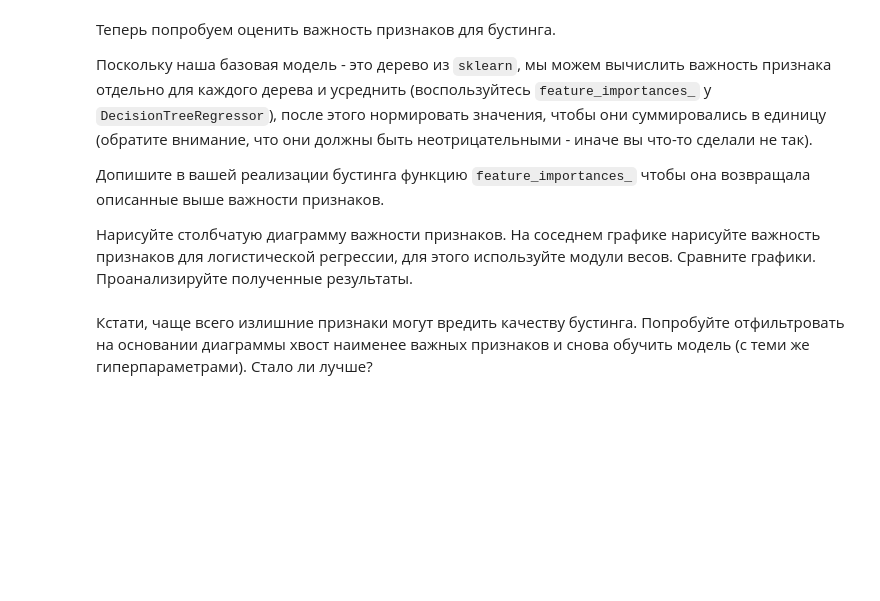
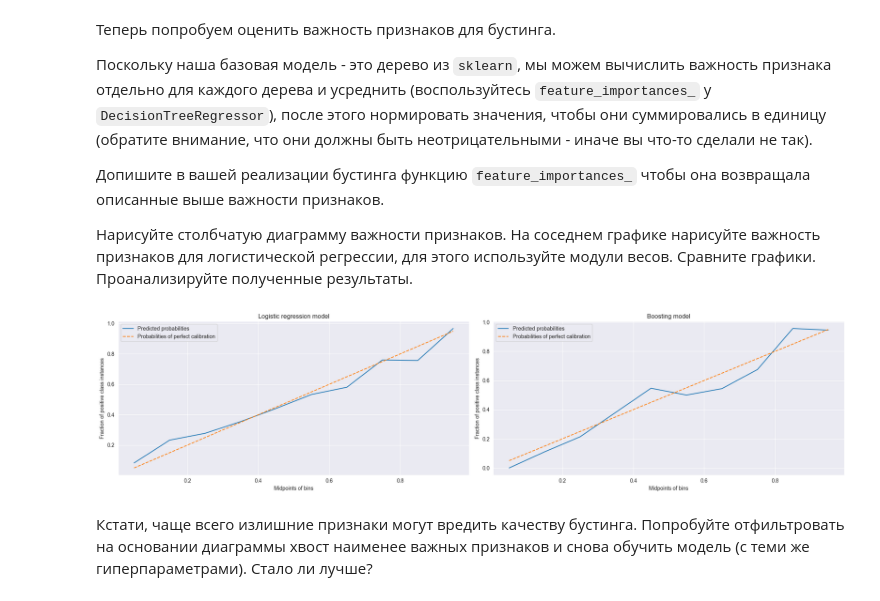
Before and after one commit to saaprikins/nes_ml_course_homeworks, a Jupyter notebook: homework_practice_6.ipynb, the cells around one changed output. Drawn from its saved outputs; the diff is of its cells as text; code cells hidden in the pictures; blank space fills up the shorter version.

```diff
--- a/homework_practice_6.ipynb
+++ b/homework_practice_6.ipynb
@@ -230,6 +231,16 @@ class Boosting:
 
     def score(self, x, y):
         return roc_auc_score(y == 1, self.predict_proba(x)[:, 1])
+
+    @property
+    def feature_importances_(self):
+        importance = np.zeros(self.models[0].n_features_in_)
+        for model in self.models:
+            importance += model.feature_importances_
+        importance /= len(self.models)
+
+        normalized = importance / np.sum(importance)
+        return normalized
 # %%
 %%time
 boosting = Boosting(
@@ -486,0 +496,37 @@ pprint(f"score on test set: {score(boosting, x_test, y_test):.5f}")
+# %%
+x_train, x_test, y_train, y_test = train_test_split(x, y, test_size=0.2, random_state=1337)
+x_test, x_valid, y_test, y_valid = train_test_split(x_test, y_test, test_size=0.5, random_state=1337)
+# %%
+def plot_calibration_curve(y_test, preds, ax):
+    bin_middle_points = []
+    bin_real_ratios = []
+    n_bins = 10
+    for i in range(n_bins):
+        l = 1.0 / n_bins * i
+        r = 1.0 / n_bins * (i + 1)
+        bin_middle_points.append((r + l) / 2)
+        bin_real_ratios.append(np.mean(y_test[(preds >= l) & (preds < r)] == 1))
+    sns.lineplot(x=bin_middle_points, y=bin_real_ratios, label="Predicted probabilities", ax=ax)
+    sns.lineplot(x=bin_middle_points, y=bin_middle_points, label="Probabilities of perfect calibration", linestyle="--", ax=ax)
+    ax.set(xlabel="Midpoints of bins", ylabel="Fraction of positive class instances")
+# %%
+# YOUR CODE:
+from sklearn.pipeline import Pipeline
+from sklearn.linear_model import LogisticRegression
+
+fig, axs = plt.subplots(figsize=(20, 5), nrows=1, ncols=2)
+
+model_logit = Pipeline([("lr", LogisticRegression())])
+model_logit.fit(x_train, y_train)
+plot_calibration_curve(y_test, model_logit.predict_proba(x_test)[:, 1], ax=axs[0])
+
+boosting = Boosting(**{'n_estimators': 100, 'learning_rate': 0.1, 'early_stopping_rounds': 10, 'base_model_params': {'max_depth': 11}})
+boosting.fit(x_train, y_train, x_valid, y_valid)
+plot_calibration_curve(y_test, boosting.predict_proba(x_test)[:, 1], ax=axs[1])
+
+axs[0].set(title="Logistic regression model")
+axs[1].set(title="Boosting model")
+plt.tight_layout()
+plt.show()
+# %% [output]
+[figure, added]
```
Also changed, not shown: parts of 3 cells of this notebook.
